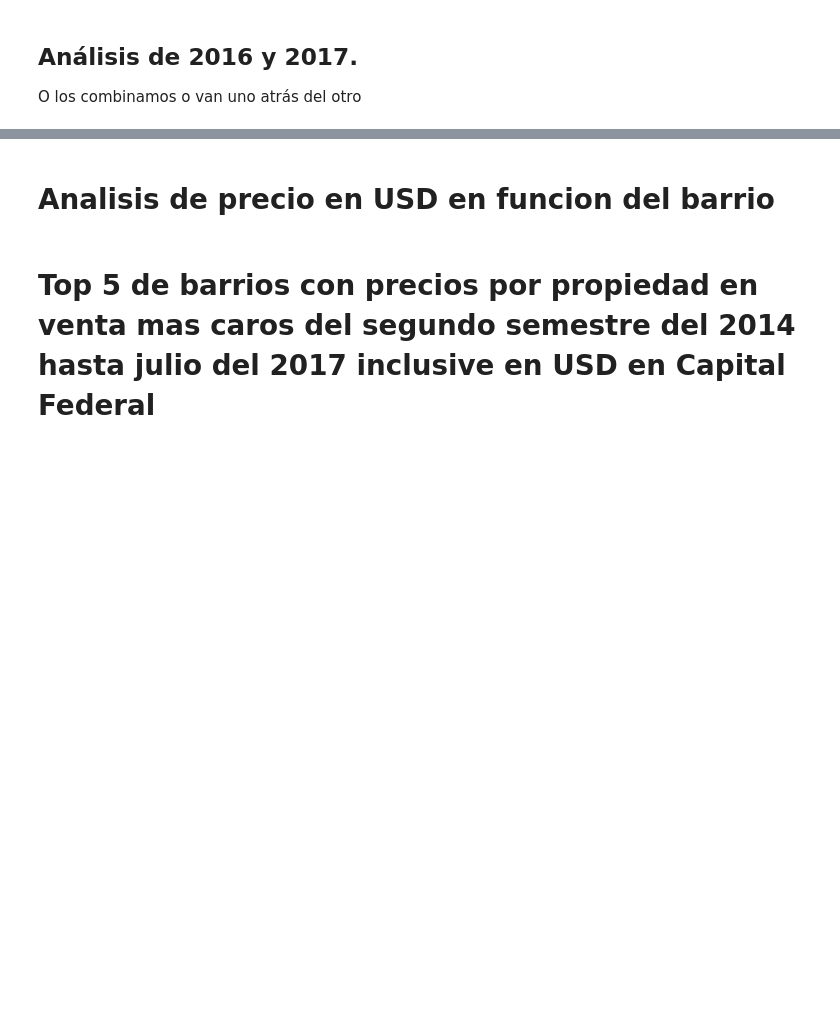
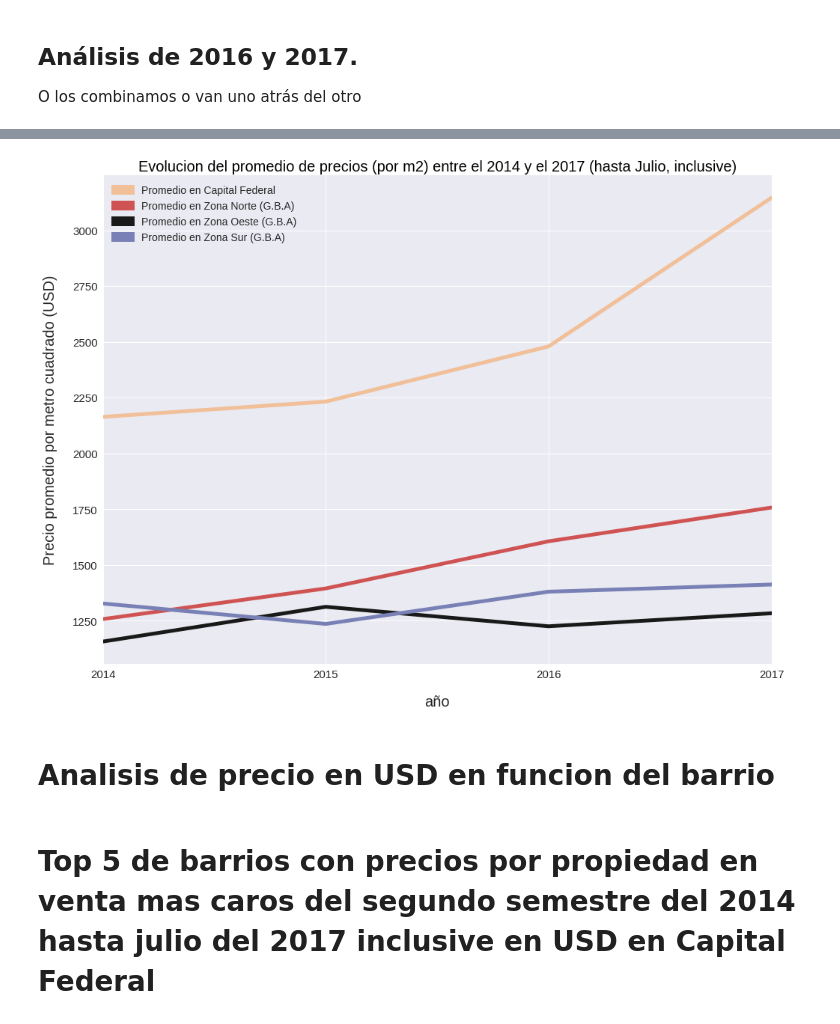
Before and after one commit to nicolaslongo/datos-TP1, a Jupyter notebook: Análisis Exploratorio de Datos.ipynb, the cells around one changed output, grey strips where cells are left out. Saved outputs shown, nothing was run; the diff lists cells and outputs as text; code cells hidden in the pictures; blank space fills up the shorter version.

```diff
--- a/Análisis Exploratorio de Datos.ipynb
+++ b/Análisis Exploratorio de Datos.ipynb
@@ -120,0 +160,9 @@ O los combinamos o van uno atrás del otro
+# %%
+#En principio, reduzco el set de datos a registros de capital federal + GBA
+dataset_red = dataset
+dataset_red.dropna(subset=['state_name'], inplace=True)
+dataset_red = dataset_red.loc[(dataset_red.state_name.str.contains('G.B.A|Capital Federal'))\
+                   , ['state_name', 'created_on', 'price_usd_per_m2', 'place_name']]
+dataset_red.dropna(inplace=True)
+dataset_red['date'] = pd.to_datetime(dataset_red['created_on'])
+dataset_red['año'] = dataset_red['date'].map(lambda x:x.year)
@@ -121,3 +183,44 @@ O los combinamos o van uno atrás del otro
+# %%
+## El eje y de este gráfico no empieza en el 0
+
+grouped_capital = dataset_red.loc[dataset_red.state_name.str.contains('Capital Federal'),\
+                    ['año', 'price_usd_per_m2']].groupby('año')['price_usd_per_m2'].\
+                    agg([np.mean, np.size])
+
+grouped_zn = dataset_red.loc[dataset_red.state_name.str.contains('Norte'),\
+                    ['año', 'price_usd_per_m2']].groupby('año')['price_usd_per_m2'].\
+                    agg([np.mean, np.size])
+
+grouped_zo = dataset_red.loc[dataset_red.state_name.str.contains('Oeste'),\
+                    ['año', 'price_usd_per_m2']].groupby('año')['price_usd_per_m2'].\
+                    agg([np.mean, np.size])
+
+grouped_zs = dataset_red.loc[dataset_red.state_name.str.contains('Sur'),\
+                    ['año', 'price_usd_per_m2']].groupby('año')['price_usd_per_m2'].\
+                    agg([np.mean, np.size])
+
+
+f = plt.figure()
+plt.xlabel('anio', size=20.0,labelpad=20.0);
+plt.ylabel('Precio promedio por metro cuadrado (USD)',size=20.0,labelpad=20.0)
+plt.title('Evolucion del promedio de precios (por m2) entre el 2014 y el 2017 (hasta Julio, inclusive)',\
+             color='black',size=20.0)
+
+ax1 = grouped_capital['mean'].plot(linewidth=5.0,figsize=(16,12),color='#F1BF98', ax=f.gca())
+ax1_patch=mpatches.Patch(color='#F1BF98', label='Promedio en Capital Federal', lw=3.0)
+ax2 = grouped_zn['mean'].plot(linewidth=5.0,figsize=(16,12),color='#D05353', ax=f.gca())
+ax2_patch=mpatches.Patch(color='#D05353', label='Promedio en Zona Norte (G.B.A)', lw=3.0)
+ax3 = grouped_zo['mean'].plot(linewidth=5.0,figsize=(16,12),color='#191919', ax=f.gca())
+ax3_patch=mpatches.Patch(color='#191919', label='Promedio en Zona Oeste (G.B.A)', lw=3.0)
+ax4 = grouped_zs['mean'].plot(linewidth=5.0,figsize=(16,12),color='#7880B5', ax=f.gca())
+ax4_patch=mpatches.Patch(color='#7880B5', label='Promedio en Zona Sur (G.B.A)', lw=3.0)
+
+plt.legend(handles=[ax1_patch,ax2_patch,ax3_patch,ax4_patch], fontsize=14.0)
+plt.xticks(range(2014,2018,1), size=15);
+plt.yticks(size = 15)
+plt.show()
+# %% [output]
+[figure, added]
 # %% [markdown]
 # Analisis de precio en USD en funcion del barrio
 # %% [markdown]
```
Also changed, not shown: parts of 20 cells of this notebook, 1 other file.
